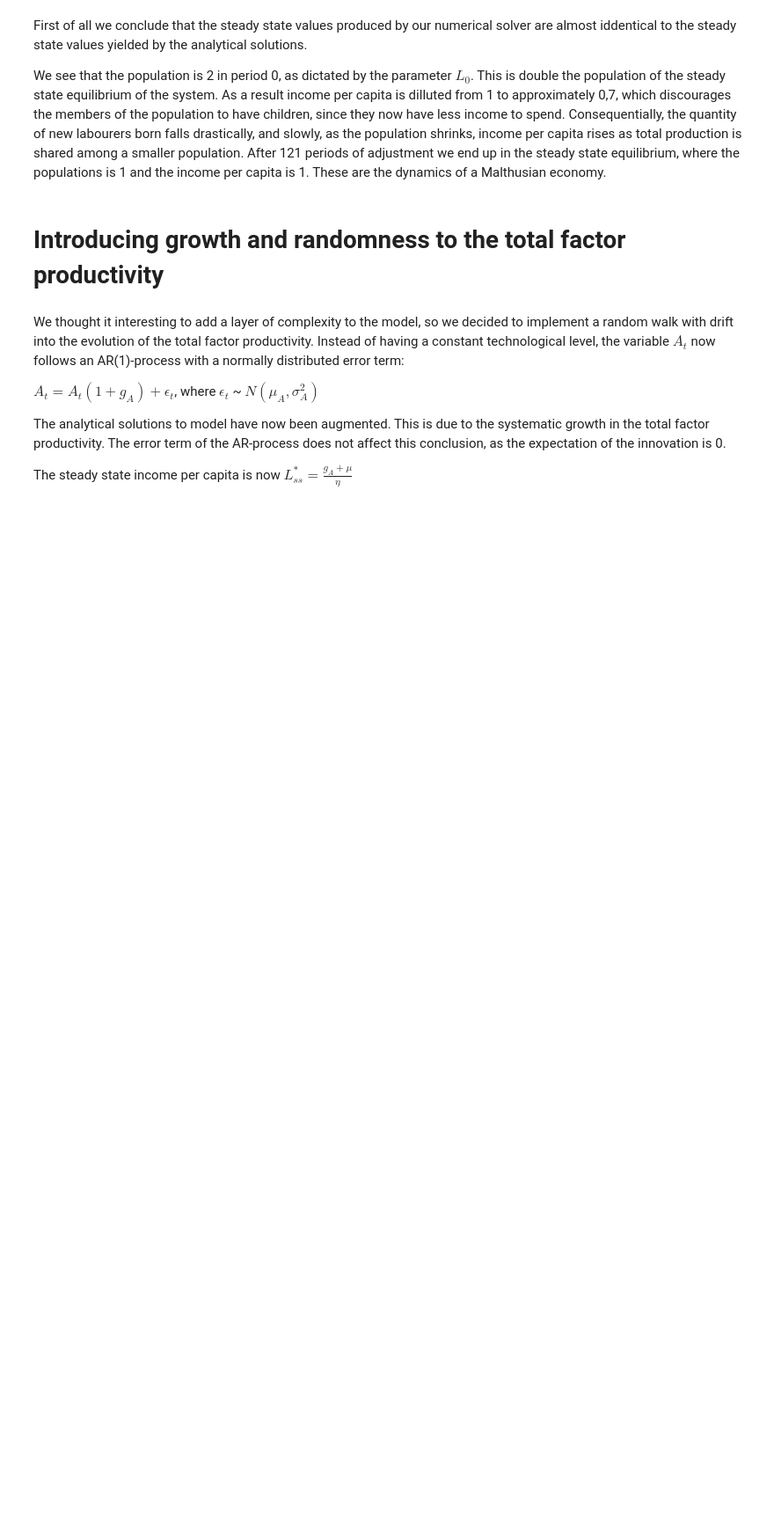
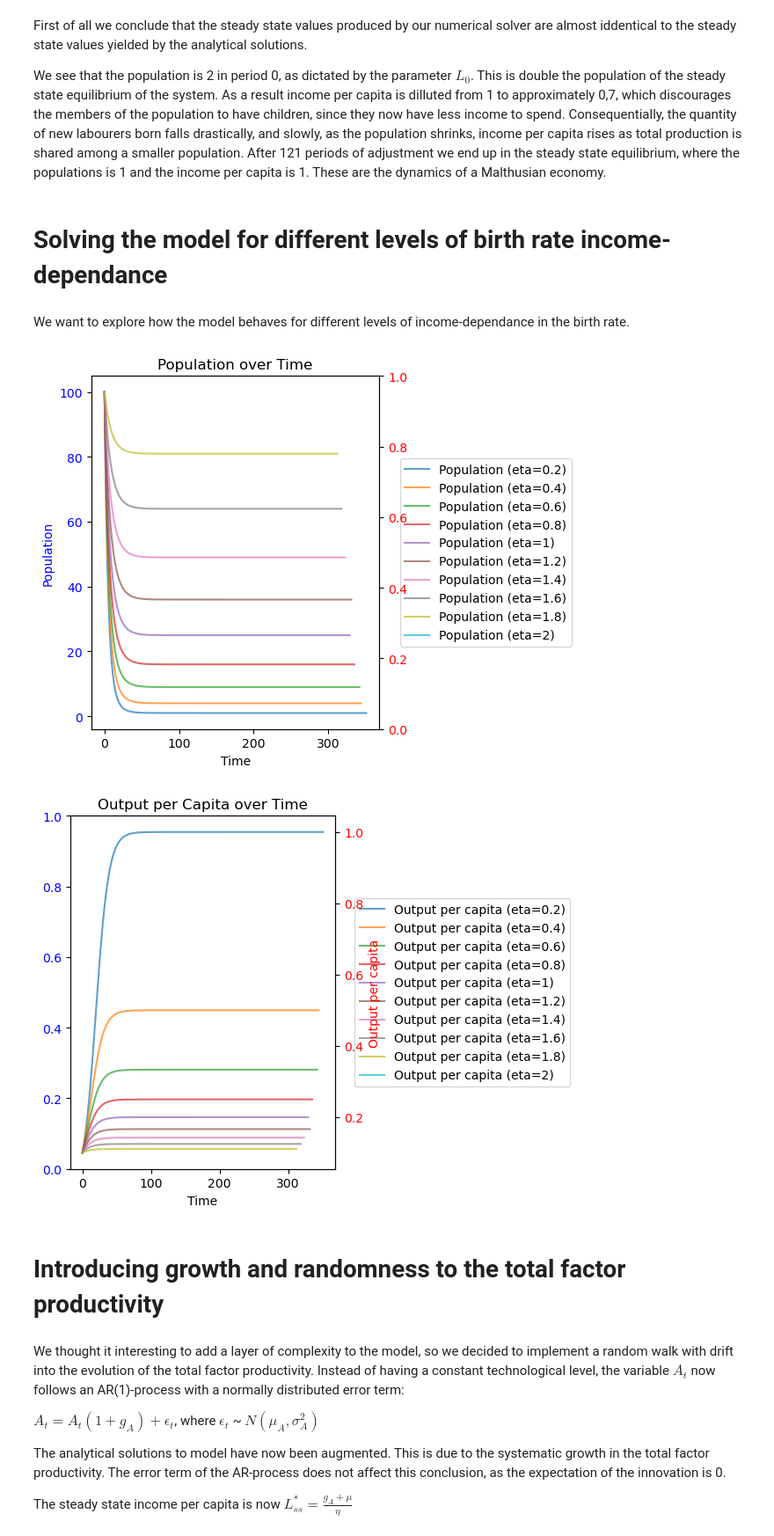
Before and after one commit to NumEconCopenhagen/projects-2024-miguel-og-chris, a Jupyter notebook: modelproject/modelproject.ipynb, the cells around one changed output. Shown at 88% size. Drawn from its saved outputs; the diff is of its cells as text; code cells hidden in the pictures; blank space fills up the shorter version.

Commit message:
exam + model

```diff
--- a/modelproject/modelproject.ipynb
+++ b/modelproject/modelproject.ipynb
@@ -17,11 +17,13 @@ import matplotlib.pyplot as plt
 import modelproject
 from modelproject import MalthusEconomyBaseline
 from modelproject import MalthusEconomyStochasticTechnology
+from modelproject import MalthusEconomyBaselineParametrization
 
 #Creating an instance of the MalthusEconomyBaseline class from the modelproject.py file
 
 MEB = MalthusEconomyBaseline()
 MEST = MalthusEconomyStochasticTechnology()
+MEBP = MalthusEconomyBaselineParametrization()
 # %% [output]
 The autoreload extension is already loaded. To reload it, use:
   %reload_ext autoreload
@@ -110,6 +112,15 @@ Steady state income per capita: 0.9999999999999998
 First of all we conclude that the steady state values produced by our numerical solver are almost iddentical to the steady state values yielded by the analytical solutions.
 
 We see that the population is 2 in period 0, as dictated by the parameter $L_0$. This is double the population of the steady state equilibrium of the system. As a result income per capita is dilluted from 1 to approximately 0,7, which discourages the members of the population to have children, since they now have less income to spend. Consequentially, the quantity of new labourers born falls drastically, and slowly, as the population shrinks, income per capita rises as total production is shared among a smaller population. After 121 periods of adjustment we end up in the steady state equilibrium, where the populations is 1 and the income per capita is 1. These are the dynamics of a Malthusian economy.
+# %% [markdown]
+# Solving the model for different levels of birth rate income-dependance
+# %% [markdown]
+We want to explore how the model behaves for different levels of income-dependance in the birth rate.
+# %%
+MEBP.plot_solutions()
+# %% [output]
+[figure, added]
+[figure, added]
 # %% [markdown]
 # Introducing growth and randomness to the total factor productivity
 # %% [markdown]
```
Also changed, not shown: parts of 1 cell of this notebook, 3 other files.
